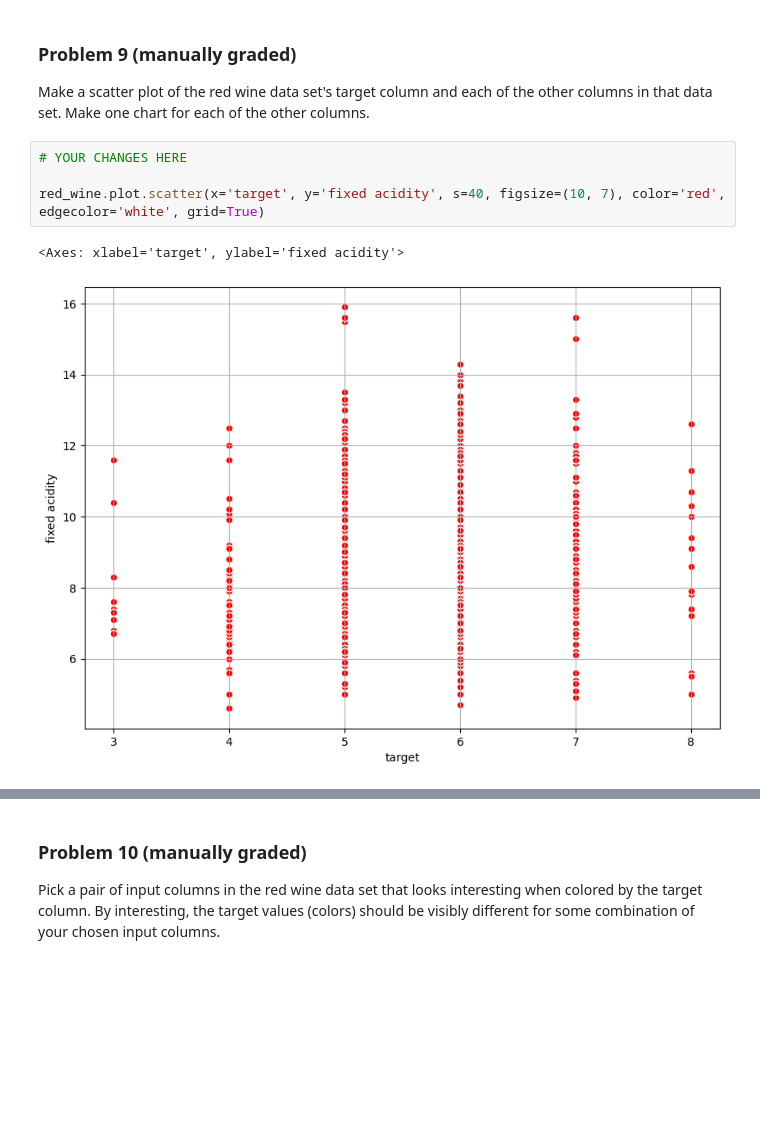
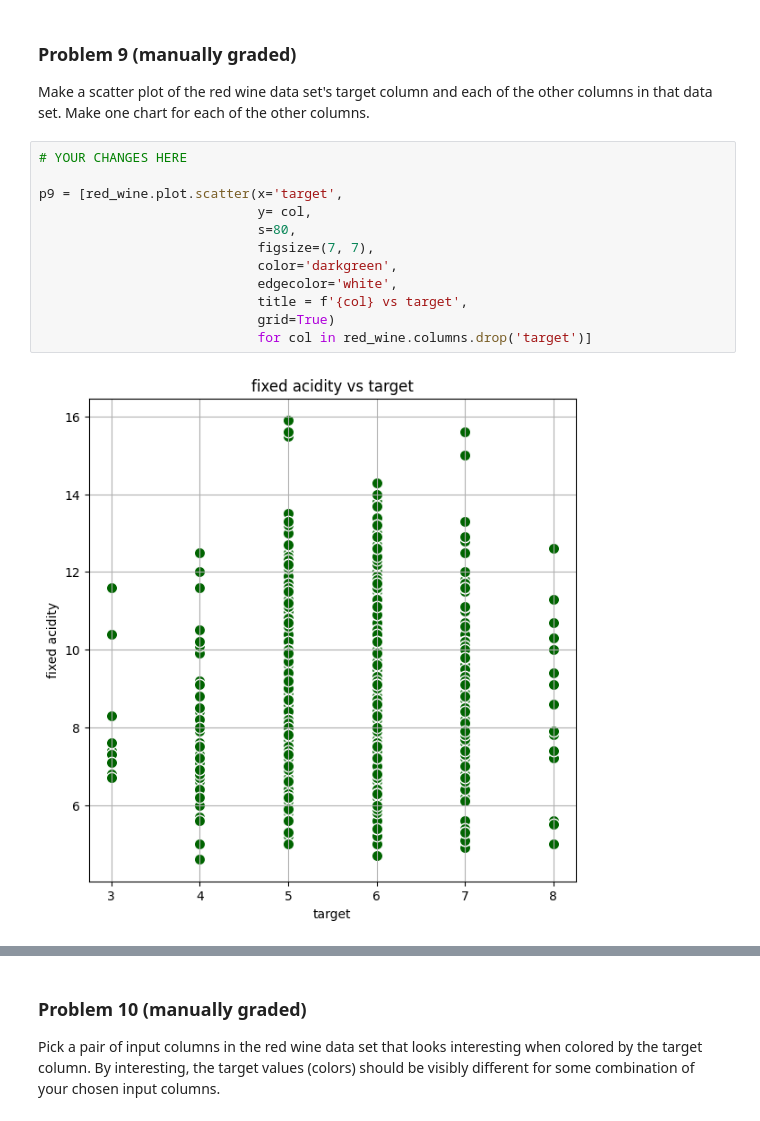
Before and after one commit to Quantum-Cosmic/dx602-homework-10, a Jupyter notebook: homework.ipynb, the cells around one changed output, grey strips where cells are left out. Saved outputs shown, nothing was run; the diff lists cells and outputs as text; blank space fills up the shorter version.

```diff
--- a/homework.ipynb
+++ b/homework.ipynb
@@ -215,7 +225,14 @@ Make one chart for each of the other columns.
 # %%
 # YOUR CHANGES HERE
 
-red_wine.plot.scatter(x='target', y='fixed acidity', s=40, figsize=(10, 7), color='red', edgecolor='white', grid=True)
+p9 = [red_wine.plot.scatter(x='target',
+                            y= col,
+                            s=80,
+                            figsize=(7, 7),
+                            color='darkgreen',
+                            edgecolor='white',
+                            title = f'{col} vs target',
+                            grid=True)
+                            for col in red_wine.columns.drop('target')]
 # %% [output]
-<Axes: xlabel='target', ylabel='fixed acidity'>
-[figure, old version]
+[figure, new version]
```
Also changed, not shown: parts of 21 cells of this notebook, 2 other files.
